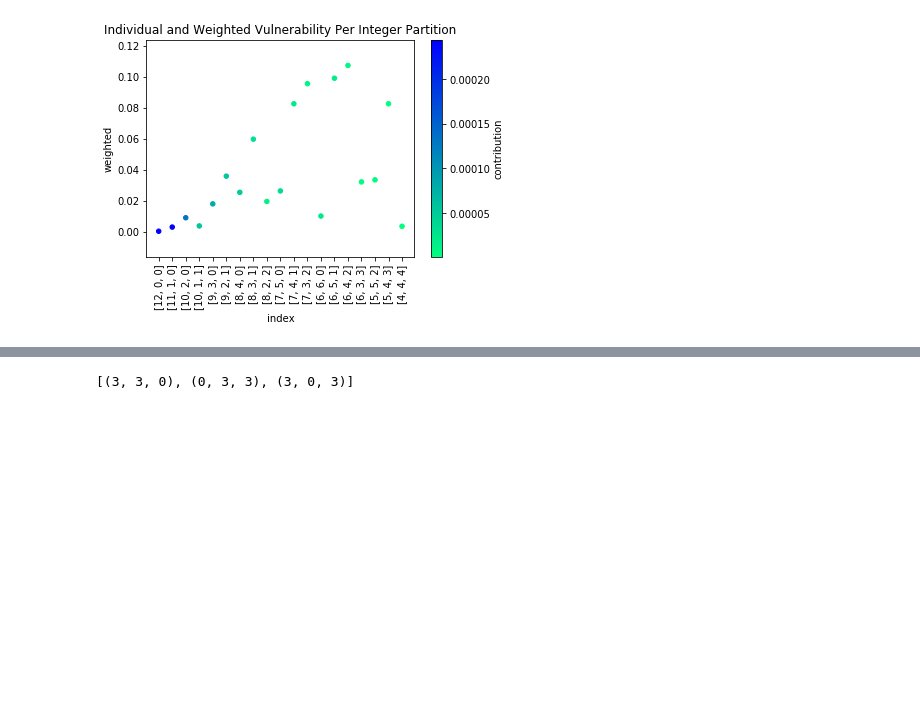
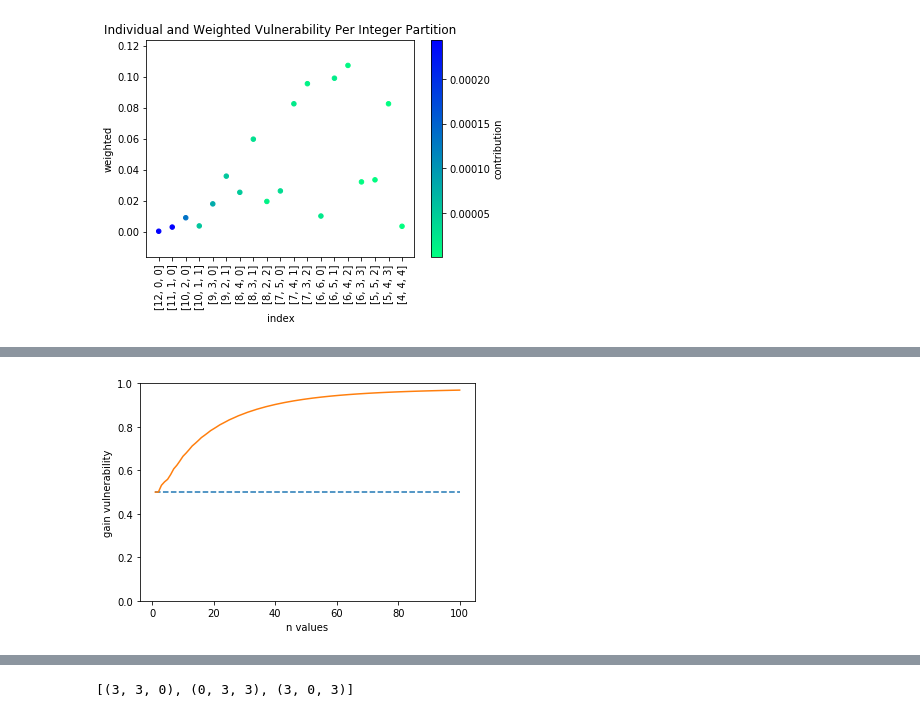
Before and after one commit to majk12/pbv, a Jupyter notebook: gain.ipynb, the cells around one changed output, grey strips where cells are left out. Cells and saved outputs as stored; diff of their text form; code cells hidden in the pictures; blank space fills up the shorter version.

```diff
--- a/gain.ipynb
+++ b/gain.ipynb
@@ -346,0 +397,4 @@ color_plot_vuln(choices_df)
+# %%
+graph_prior_post(100, 3, [1/2, 1/4, 1/4])
+# %% [output]
+[figure, added]
```
Also changed, not shown: parts of 13 cells of this notebook.
